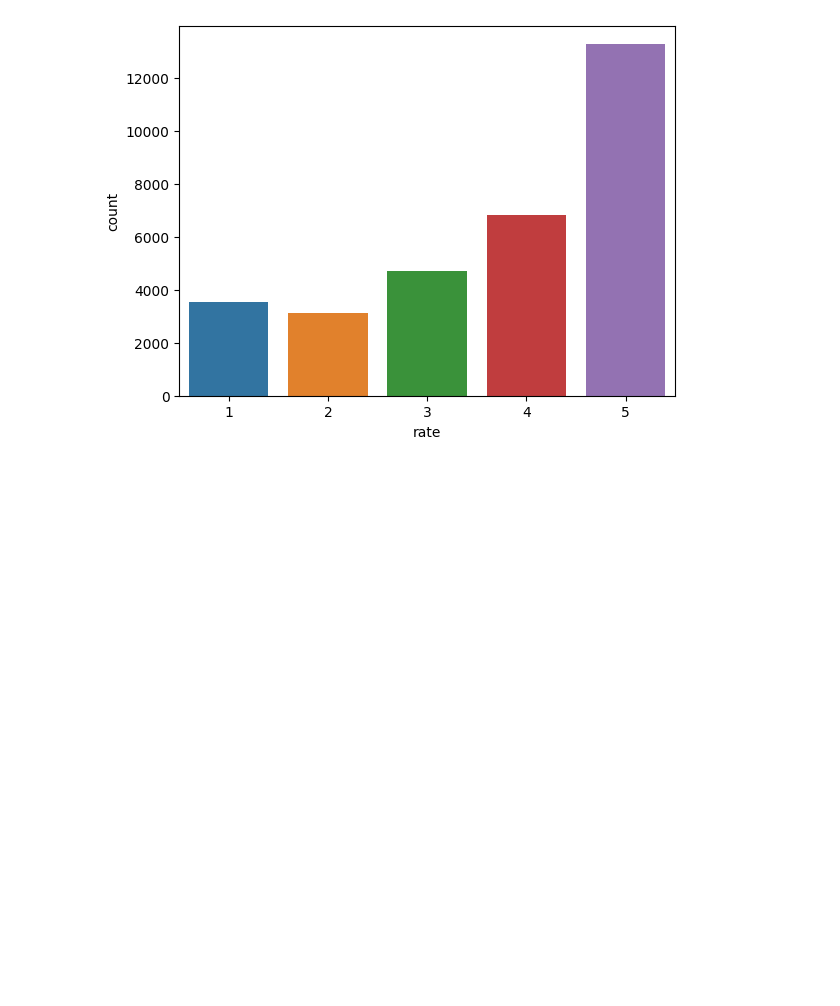
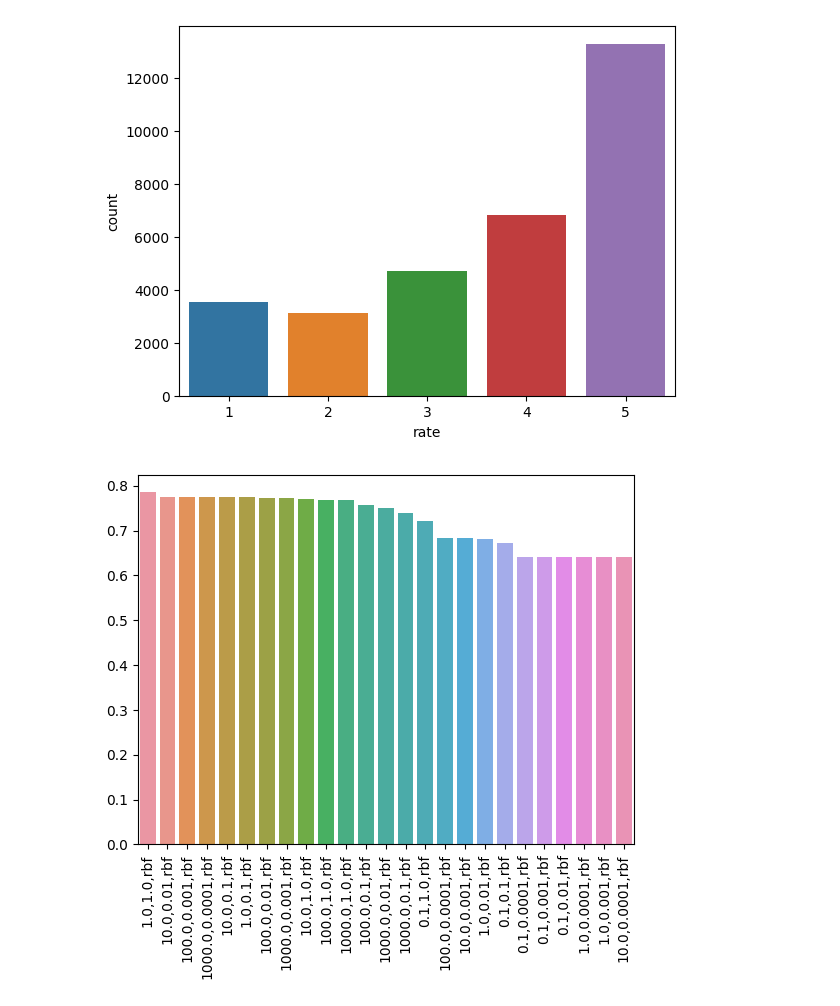
Before and after one commit to DucAnh-katalon/TextMining_Classification, a Jupyter notebook: EDA.ipynb, the cells around one changed output. Saved outputs shown, nothing was run; the diff lists cells and outputs as text; code cells hidden in the pictures; blank space fills up the shorter version.

```diff
--- a/EDA.ipynb
+++ b/EDA.ipynb
@@ -81,0 +78,41 @@ tokens
+# %%
+log_svm_path ='log_svm_acc.log'
+logs = open(log_svm_path).readlines()[1:]
+results = []
+for line in logs:
+    dict_ = {}
+    for token in ['C','gamma','kernel','score']:
+        token = token + '='
+        if token == 'kernel=':
+            result = line.split(token)[1].split(';')[0]
+        else:
+            t = line.split(token)[1]
+            flag = False
+            result = ''
+            for char in t:
+                if char.isdigit():
+                    flag = True
+                if flag:
+                    if (char == '.') or (char.isdigit()):
+                        result += char
+                    else:
+                        break
+            result = float(result)
+        dict_[token[:-1]] = result
+    results.append(dict_)
+# %%
+import pandas as pd
+results_df = pd.DataFrame(results)
+scores_mean = results_df.groupby(['C','gamma','kernel']).mean()
+scores_std = results_df.groupby(['C','gamma','kernel']).std()
+scores_mean_dict = dict(scores_mean.score)
+scores_std_dict = dict(scores_std.score)
+# %%
+sorted_ = sorted(scores_mean_dict.items(),key = lambda x: -x[1])
+Y_axis = [_[1] for _ in sorted_]
+X_axis = [",".join(str(_) for _ in k) for k,v in sorted_]
+sns.barplot(x= X_axis,y=Y_axis)
+#rotate x axis
+plt.xticks(rotation=90);
+# %% [output]
+[figure, added]
```
Also changed, not shown: parts of 6 cells of this notebook, 6 other files.
